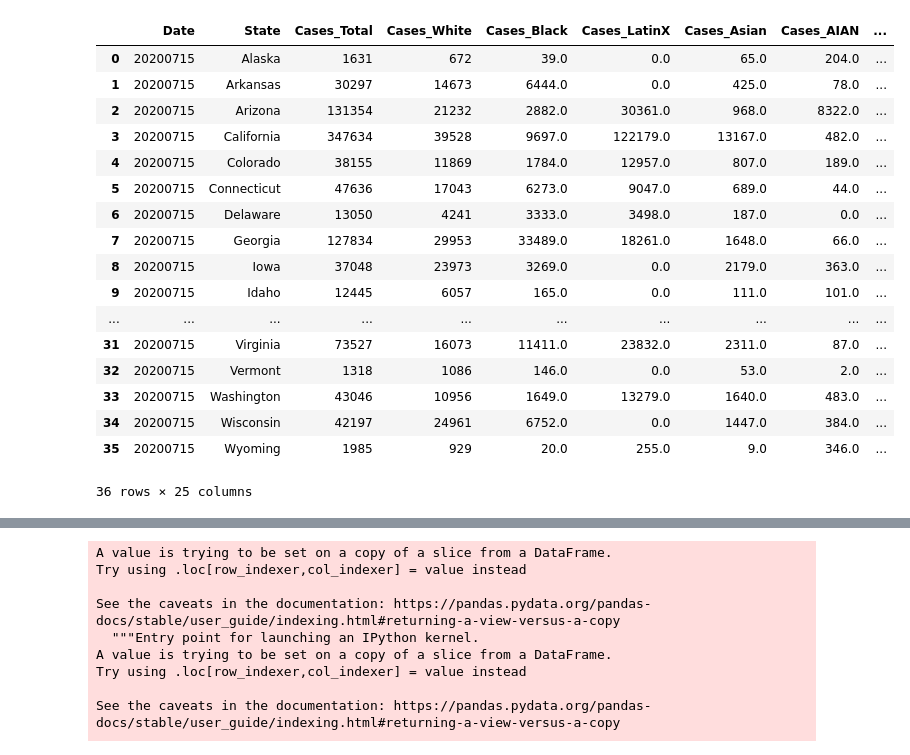
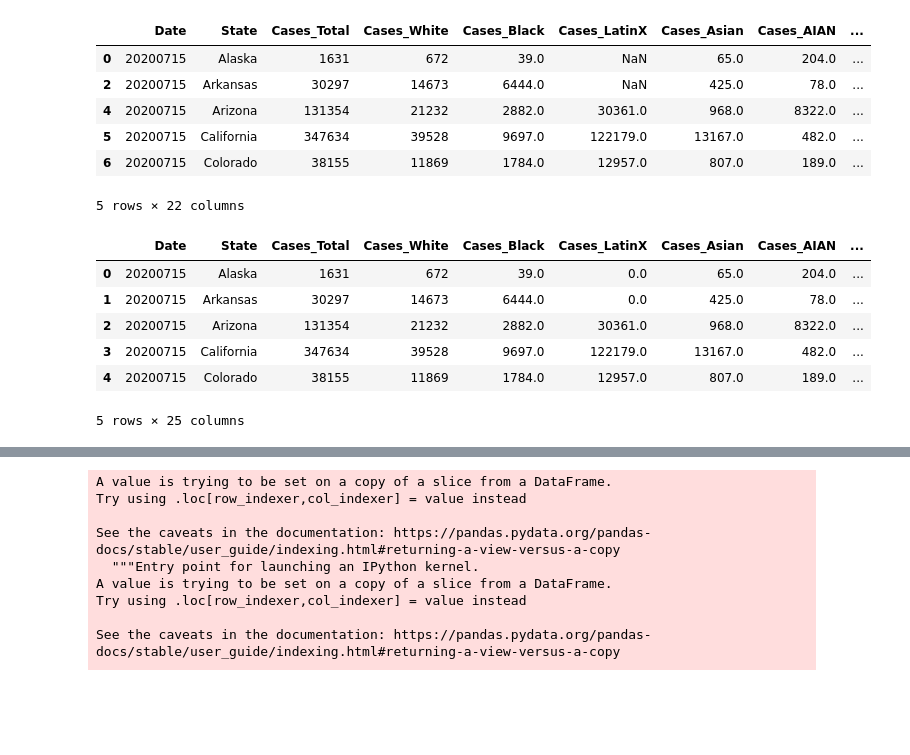
Before and after one commit to MBoerenko/Project1, a Jupyter notebook: CleanUp.ipynb, the cells around one changed output, grey strips where cells are left out. Saved outputs shown, nothing was run; the diff lists cells and outputs as text; code cells hidden in the pictures; blank space fills up the shorter version.

```diff
--- a/CleanUp.ipynb
+++ b/CleanUp.ipynb
@@ -72,6 +52,15 @@ us_state_abbrev = {
 # %%
 #Update the State to the full name in race_df
 race_df['State']= race_df['State'].map(us_state_abbrev)
+race_df.head()
+# %% [output]
+|  | Date | State | Cases_Total | Cases_White | Cases_Black | Cases_LatinX | Cases_Asian | Cases_AIAN | ... |
+| 0 | 20200715 | Alaska | 1631 | 672 | 39.0 | NaN | 65.0 | 204.0 | ... |
+| 2 | 20200715 | Arkansas | 30297 | 14673 | 6444.0 | NaN | 425.0 | 78.0 | ... |
+| 4 | 20200715 | Arizona | 131354 | 21232 | 2882.0 | 30361.0 | 968.0 | 8322.0 | ... |
+| 5 | 20200715 | California | 347634 | 39528 | 9697.0 | 122179.0 | 13167.0 | 482.0 | ... |
+| 6 | 20200715 | Colorado | 38155 | 11869 | 1784.0 | 12957.0 | 807.0 | 189.0 | ... |
+5 rows × 22 columns
 # %%
 # Run Census Search to retrieve data on all states
 census_data = c.acs5.get(("NAME", "B19013_001E", "B01003_001E",
@@ -98,34 +87,24 @@ data_df = pd.merge(race_df, census_pd, on="State")
 data_df['Cases_Total']=data_df['Cases_Total'].apply(pd.to_numeric)
 data_df['Cases_White']=data_df['Cases_White'].apply(pd.to_numeric)
 # %%
+#Replace the 'NaN' values in cells we will use in a sum with "0"
 data_df['Cases_Black'] = data_df['Cases_Black'].fillna(0)
 data_df['Cases_LatinX'] = data_df['Cases_LatinX'].fillna(0)
 data_df['Cases_Asian'] = data_df['Cases_Asian'].fillna(0)
 data_df['Cases_AIAN'] = data_df['Cases_AIAN'].fillna(0)
 data_df['Cases_NHPI'] = data_df['Cases_NHPI'].fillna(0)
 data_df['Cases_Multiracial'] = data_df['Cases_Multiracial'].fillna(0)
 data_df['Cases_Other'] = data_df['Cases_Other'].fillna(0)
 data_df['Cases_Unknown'] = data_df['Cases_Unknown'].fillna(0)
-data_df
+data_df.head()
 # %% [output]
 |  | Date | State | Cases_Total | Cases_White | Cases_Black | Cases_LatinX | Cases_Asian | Cases_AIAN | ... |
 | 0 | 20200715 | Alaska | 1631 | 672 | 39.0 | 0.0 | 65.0 | 204.0 | ... |
 | 1 | 20200715 | Arkansas | 30297 | 14673 | 6444.0 | 0.0 | 425.0 | 78.0 | ... |
 | 2 | 20200715 | Arizona | 131354 | 21232 | 2882.0 | 30361.0 | 968.0 | 8322.0 | ... |
 | 3 | 20200715 | California | 347634 | 39528 | 9697.0 | 122179.0 | 13167.0 | 482.0 | ... |
 | 4 | 20200715 | Colorado | 38155 | 11869 | 1784.0 | 12957.0 | 807.0 | 189.0 | ... |
-| 5 | 20200715 | Connecticut | 47636 | 17043 | 6273.0 | 9047.0 | 689.0 | 44.0 | ... |
-| 6 | 20200715 | Delaware | 13050 | 4241 | 3333.0 | 3498.0 | 187.0 | 0.0 | ... |
-| 7 | 20200715 | Georgia | 127834 | 29953 | 33489.0 | 18261.0 | 1648.0 | 66.0 | ... |
-| 8 | 20200715 | Iowa | 37048 | 23973 | 3269.0 | 0.0 | 2179.0 | 363.0 | ... |
-| 9 | 20200715 | Idaho | 12445 | 6057 | 165.0 | 0.0 | 111.0 | 101.0 | ... |
-| ... | ... | ... | ... | ... | ... | ... | ... | ... | ... |
-| 31 | 20200715 | Virginia | 73527 | 16073 | 11411.0 | 23832.0 | 2311.0 | 87.0 | ... |
-| 32 | 20200715 | Vermont | 1318 | 1086 | 146.0 | 0.0 | 53.0 | 2.0 | ... |
-| 33 | 20200715 | Washington | 43046 | 10956 | 1649.0 | 13279.0 | 1640.0 | 483.0 | ... |
-| 34 | 20200715 | Wisconsin | 42197 | 24961 | 6752.0 | 0.0 | 1447.0 | 384.0 | ... |
-| 35 | 20200715 | Wyoming | 1985 | 929 | 20.0 | 255.0 | 9.0 | 346.0 | ... |
-36 rows × 25 columns
+5 rows × 25 columns
 # %%
 #import state diversity information
 csv_path = "Resources/csvDataDiversity.csv"
```
Also changed, not shown: parts of 13 cells of this notebook, 1 other file.
